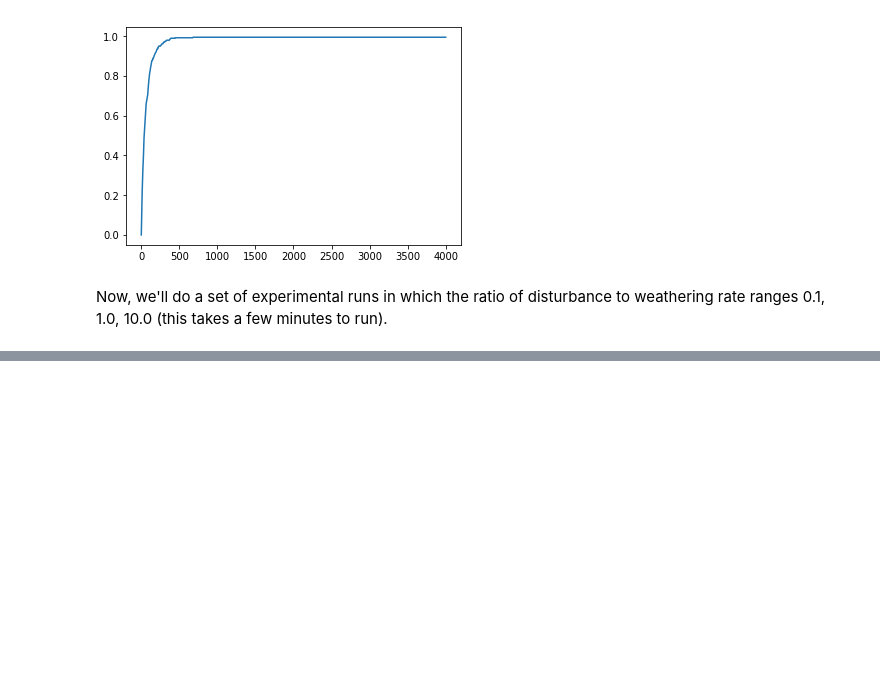
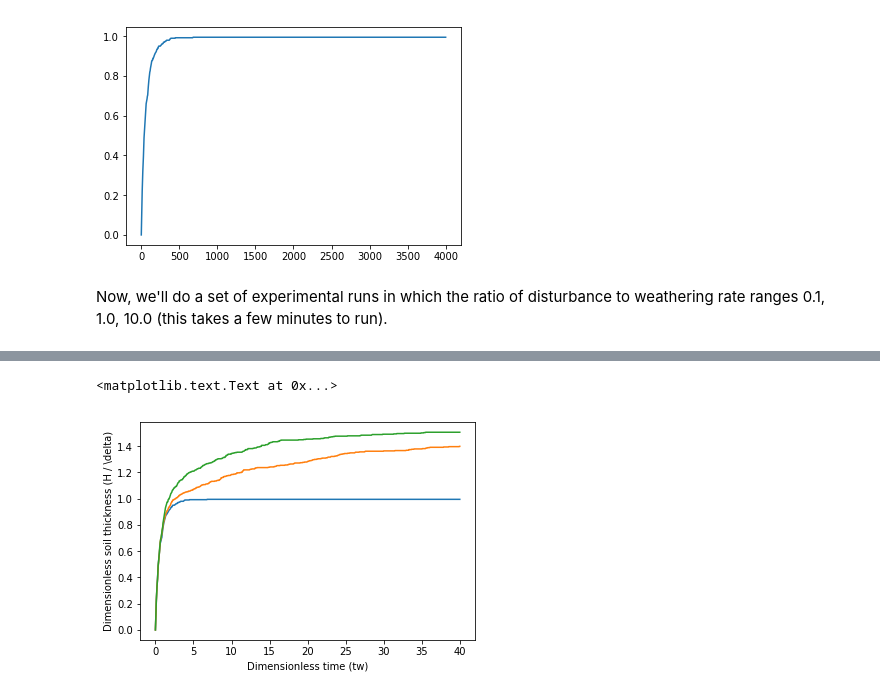
Before and after one commit to gregtucker/grain_hills, a Jupyter notebook: ModelRuns/WeatheringFlatSurfaceStudy/weathering_from_flat_surface.ipynb, the cells around one changed output, grey strips where cells are left out. Drawn from its saved outputs; the diff is of its cells as text; code cells hidden in the pictures; blank space fills up the shorter version.

```diff
--- a/ModelRuns/WeatheringFlatSurfaceStudy/weathering_from_flat_surface.ipynb
+++ b/ModelRuns/WeatheringFlatSurfaceStudy/weathering_from_flat_surface.ipynb
@@ -102 +114,14 @@ Now, we'll do a set of experimental runs in which the ratio of disturbance to we
+# %%
+params['disturbance_rate'] = 0.01
+params['initial_state_grid'] = ns_original.copy()
+(t, H0p01) = run_flat_surface_weathering(params, 1000)
+plt.plot(t * w, H0)
+plt.plot(t * w, H0p001)
+plt.plot(t * w, H0p01)
+plt.xlabel('Dimensionless time (tw)')
+plt.ylabel('Dimensionless soil thickness (H / \delta)')
+#plt.legend('d/w = 0', 'd/w = 0.1', 'd/w = 1', 'd/w = 10')
+# %% [output]
+<matplotlib.text.Text at 0x...>
+[figure, added]
 # %%
```
Also changed, not shown: parts of 9 cells of this notebook, 2 other files.
